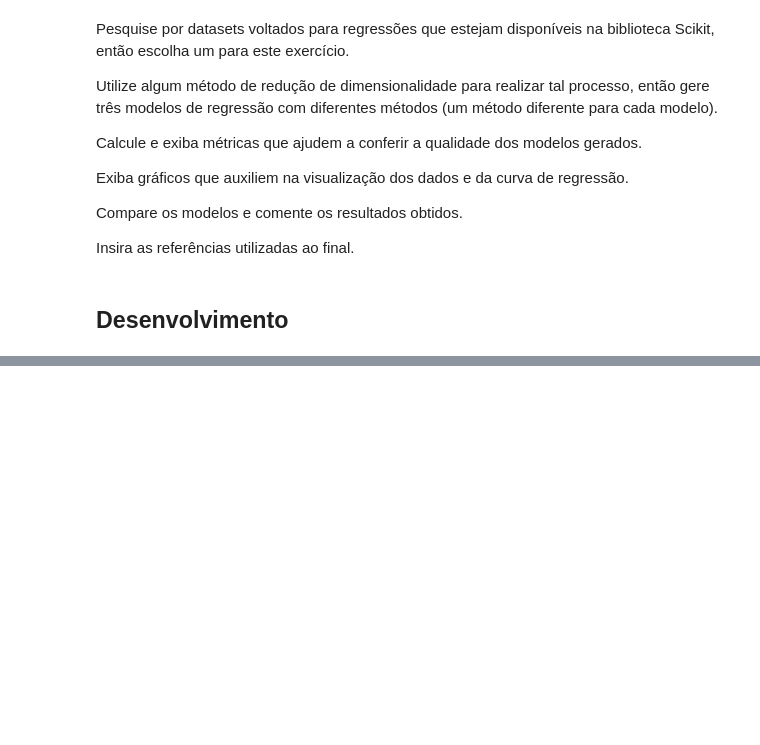
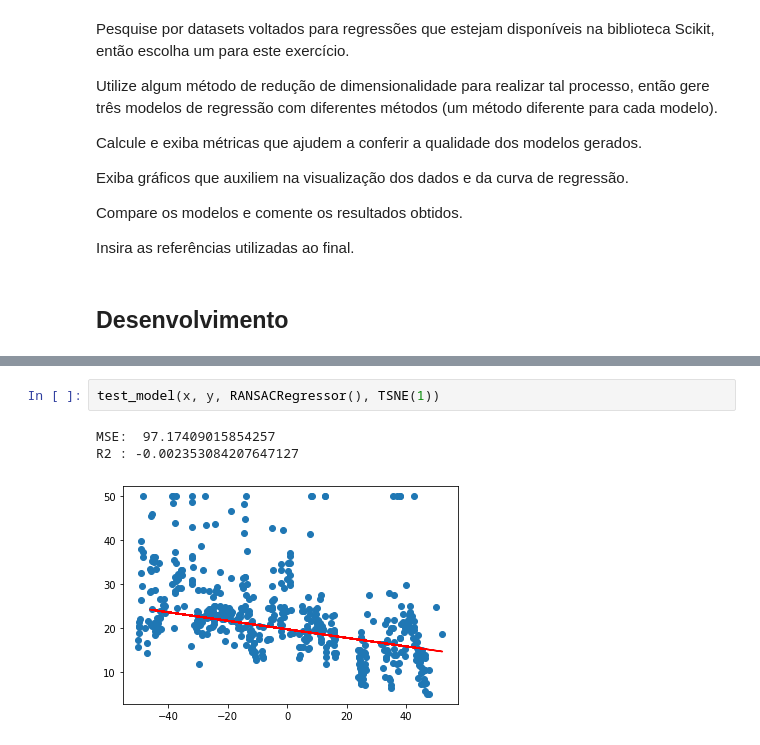
Before and after one commit to jonatas57/si, a Jupyter notebook: aula3/EC_3.ipynb, the cells around one changed output, grey strips where cells are left out. Drawn from its saved outputs; the diff is of its cells as text; blank space fills up the shorter version.

```diff
--- a/aula3/EC_3.ipynb
+++ b/aula3/EC_3.ipynb
@@ -30,0 +82,6 @@ Insira as referências utilizadas ao final.
+# %%
+test_model(x, y, RANSACRegressor(), TSNE(1))
+# %% [output]
+MSE:  97.17409015854257
+R2 : -0.002353084207647127
+[figure, added]
```
Also changed, not shown: parts of 16 cells of this notebook, 1 other file.
